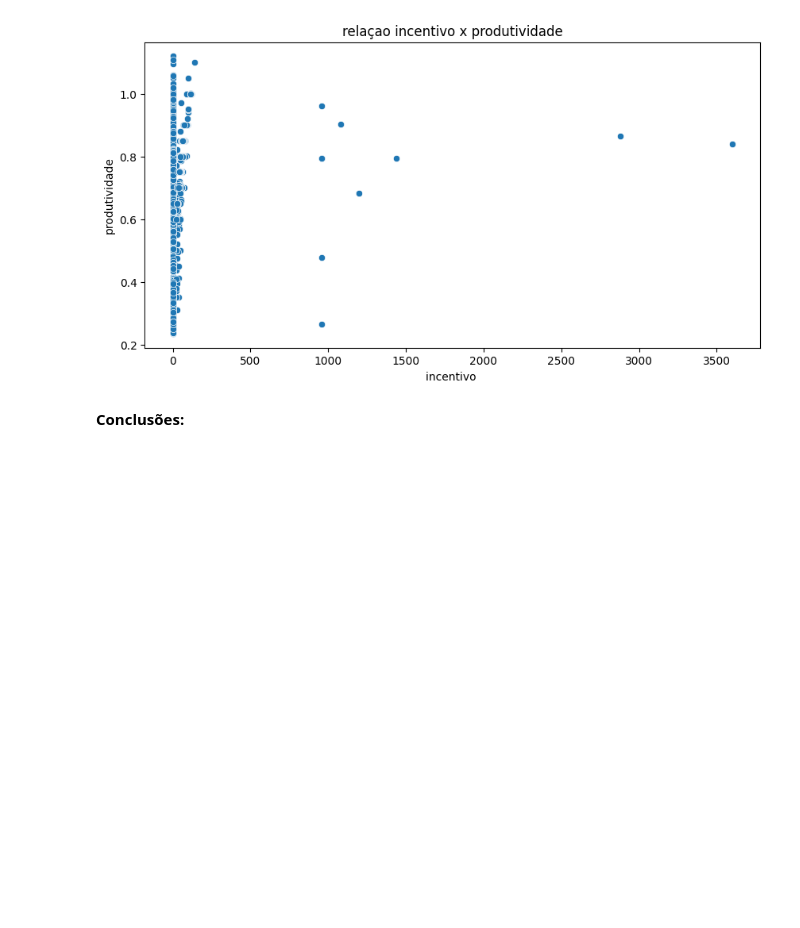
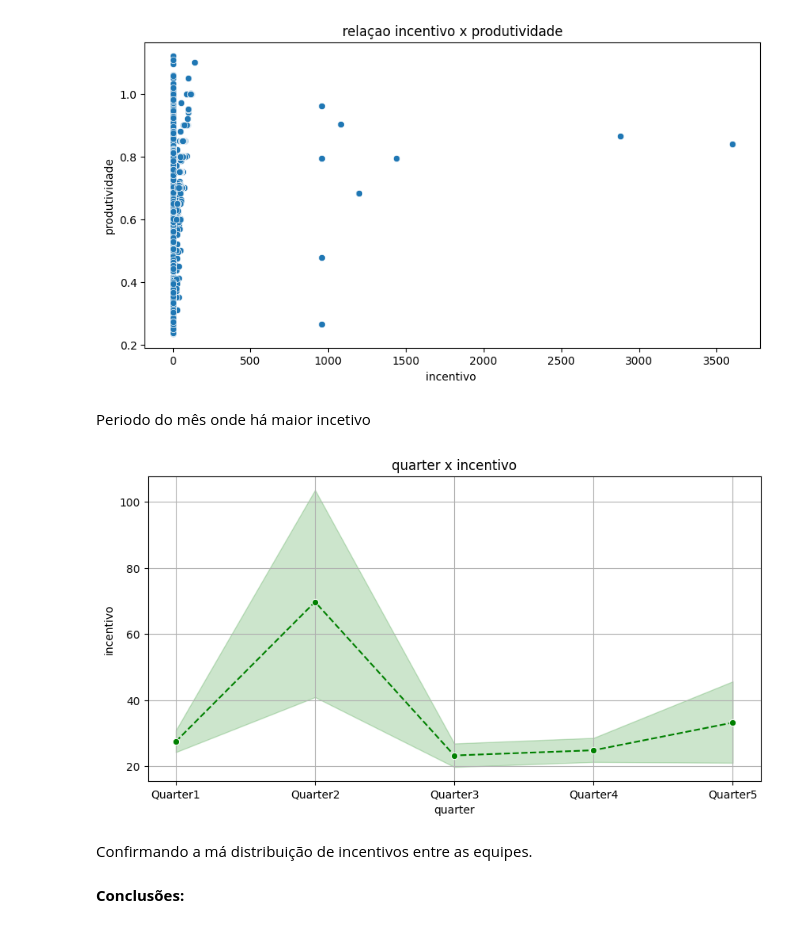
Before and after one commit to WesleySouza13/PRODUCTIVITY-PREDICTION-, a Jupyter notebook: PRODUCTIVITY-PREDICTION- .ipynb, the cells around one changed output. Cells and saved outputs as stored; diff of their text form; code cells hidden in the pictures; blank space fills up the shorter version.

```diff
--- a/PRODUCTIVITY-PREDICTION- .ipynb
+++ b/PRODUCTIVITY-PREDICTION- .ipynb
@@ -500,6 +477,20 @@ plt.ylabel('produtividade')
 # %% [output]
 Text(0, 0.5, 'produtividade')
 [figure]
+# %% [markdown]
+Periodo do mês onde há maior incetivo
+# %%
+#grafico quarter x incentive
+plt.figure(figsize=(10,5))
+plt.title('quarter x incentivo')
+sns.lineplot(data=df, x='quarter', y='incentive', color='green', linestyle='--', marker='o')
+plt.ylabel('incentivo')
+plt.grid()
+plt.show()
+# %% [output]
+[figure, added]
+# %% [markdown]
+Confirmando a má distribuição de incentivos entre as equipes.
 # %% [markdown]
 **Conclusões:**
 # %% [markdown]
```
Also changed, not shown: parts of 23 cells of this notebook, 1 other file.
